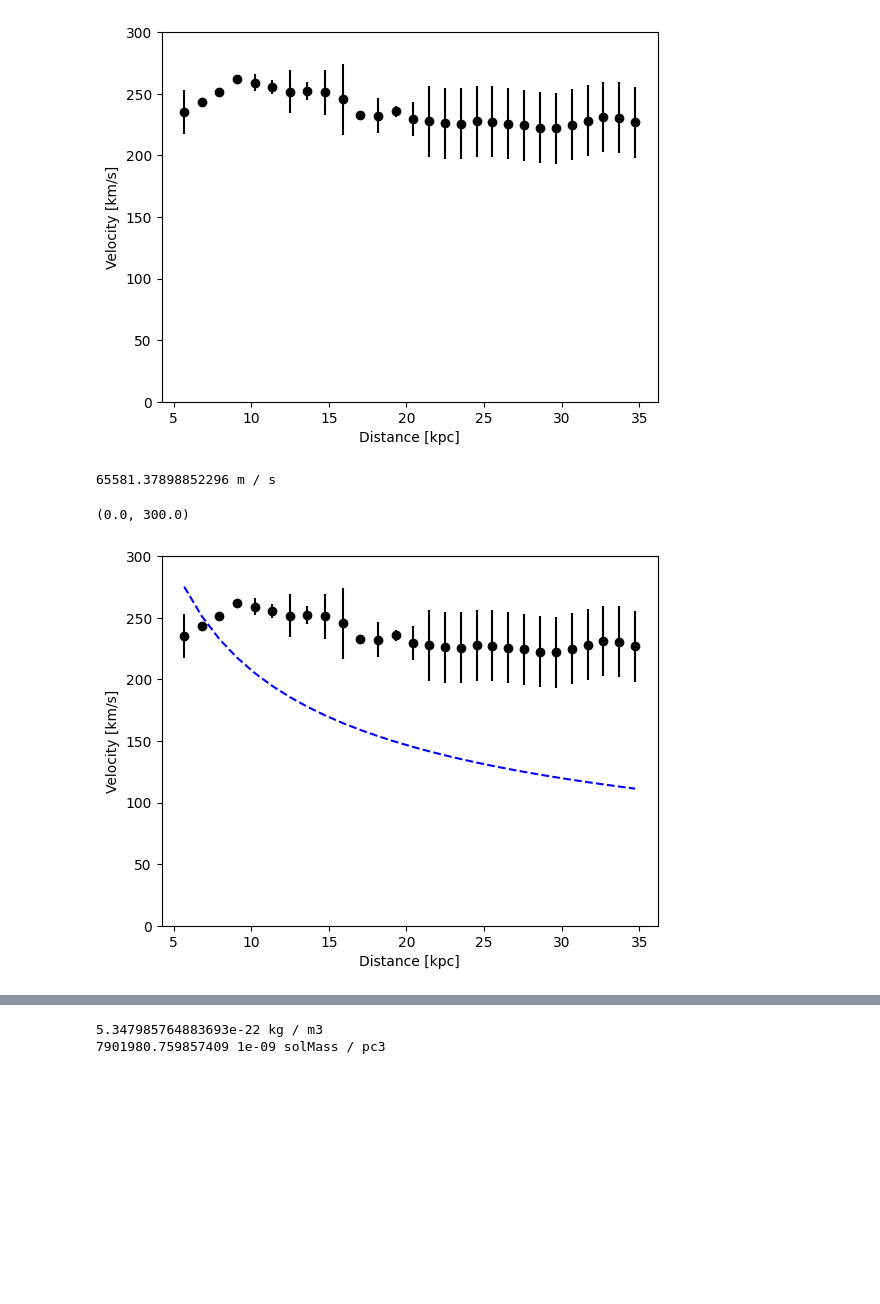
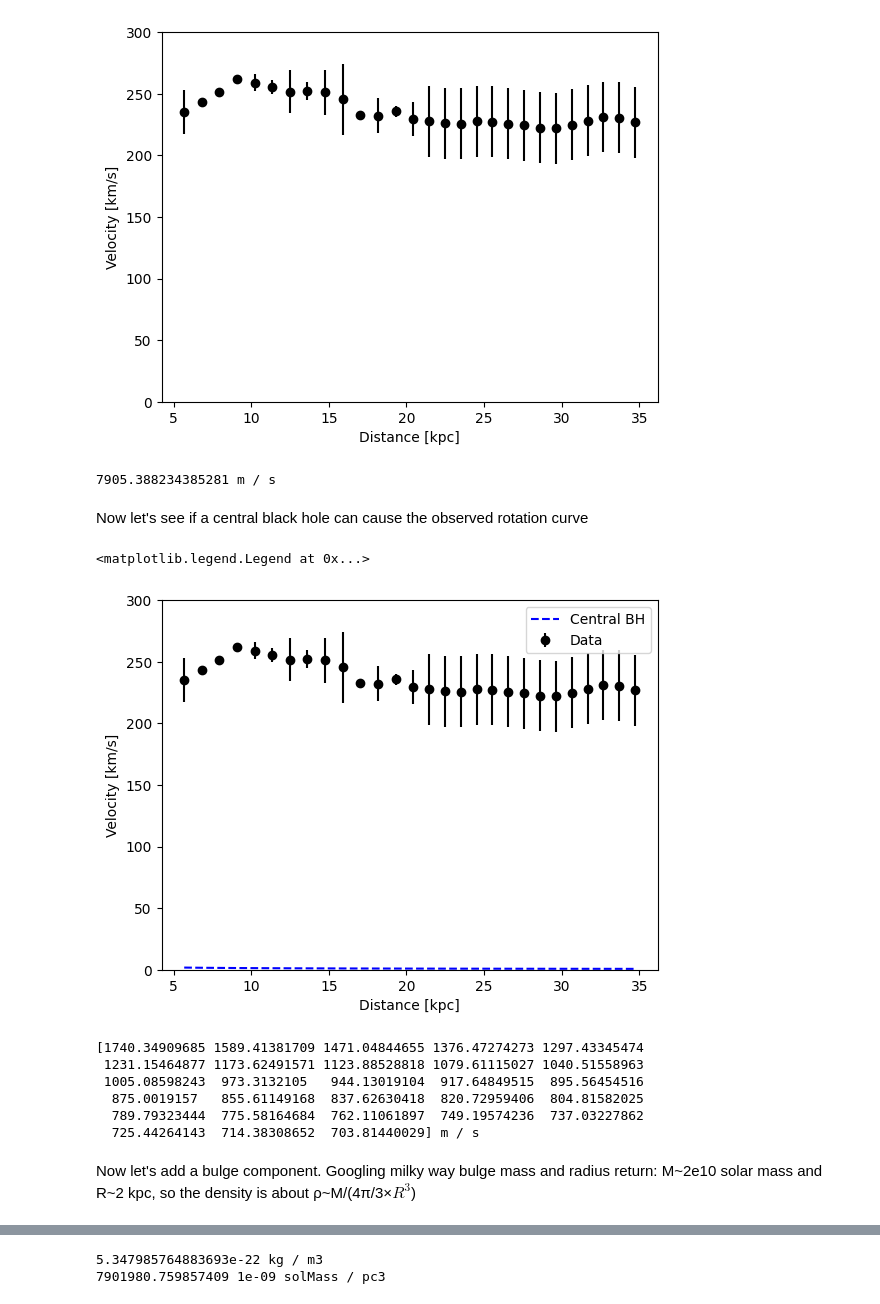
Before and after one commit to wj198414/ASTRON1221, a Jupyter notebook: DarkMatter/galaxy_rotatio_curve.ipynb, the cells around one changed output, grey strips where cells are left out. Drawn from its saved outputs; the diff is of its cells as text; code cells hidden in the pictures; blank space fills up the shorter version.

```diff
--- a/DarkMatter/galaxy_rotatio_curve.ipynb
+++ b/DarkMatter/galaxy_rotatio_curve.ipynb
@@ -30,21 +30,35 @@ def calc_rotational_velocity(central_mass, radius):
   rotation_velocity = (np.sqrt(ac.G * central_mass / (radius)))
   return(rotation_velocity.si)
 # %%
-galaxy_stellar_mass = 1e10 * u.solMass
-radius = 10 * 1000 * u.parsec
+galaxy_stellar_mass = 1e0 * u.earthMass
+radius = 1 * u.earthRad
 print(calc_rotational_velocity(galaxy_stellar_mass, radius))
 # %% [output]
-65581.37898852296 m / s
+7905.388234385281 m / s
+# %% [markdown]
+Now let's see if a central black hole can cause the observed rotation curve
 # %%
-galaxy_stellar_mass = 1e11 * u.solMass
+central_black_hole_mass = 4e6 * u.solMass
 radius_arr = np.array(tab["col2"].data) * 1000 * u.parsec
-rotational_velocity_arr = (calc_rotational_velocity(galaxy_stellar_mass, radius_arr))
+rotational_velocity_arr = (calc_rotational_velocity(central_black_hole_mass, radius_arr))
 # %%
-plt.errorbar(tab["col2"], tab["col3"], yerr=tab["col4"], ecolor="black", color="black", fmt='o')
-plt.plot(radius_arr.value / 1e3, rotational_velocity_arr.to(u.km / u.s).value, color="blue", linestyle="dashed")
+plt.errorbar(tab["col2"], tab["col3"], yerr=tab["col4"], ecolor="black", color="black", fmt='o', label="Data")
+plt.plot(radius_arr.value / 1e3, rotational_velocity_arr.to(u.km / u.s).value, color="blue", linestyle="dashed", label="Central BH")
 plt.xlabel("Distance [kpc]")
 plt.ylabel("Velocity [km/s]")
 plt.ylim(0, 300)
+plt.legend()
 # %% [output]
-(0.0, 300.0)
+<matplotlib.legend.Legend at 0x...>
-[figure, old version]
+[figure, new version]
+# %%
+print(rotational_velocity_arr)
+# %% [output]
+[1740.34909685 1589.41381709 1471.04844655 1376.47274273 1297.43345474
+ 1231.15464877 1173.62491571 1123.88528818 1079.61115027 1040.51558963
+ 1005.08598243  973.3132105   944.13019104  917.64849515  895.56454516
+  875.0019157   855.61149168  837.62630418  820.72959406  804.81582025
+  789.79323444  775.58164684  762.11061897  749.19574236  737.03227862
+  725.44264143  714.38308652  703.81440029] m / s
+# %% [markdown]
+Now let's add a bulge component. Googling milky way bulge mass and radius return: M\~2e10 solar mass and R\~2 kpc, so the density is about ρ\~M/(4π/3×$R^3$)
```
Also changed, not shown: parts of 13 cells of this notebook.
